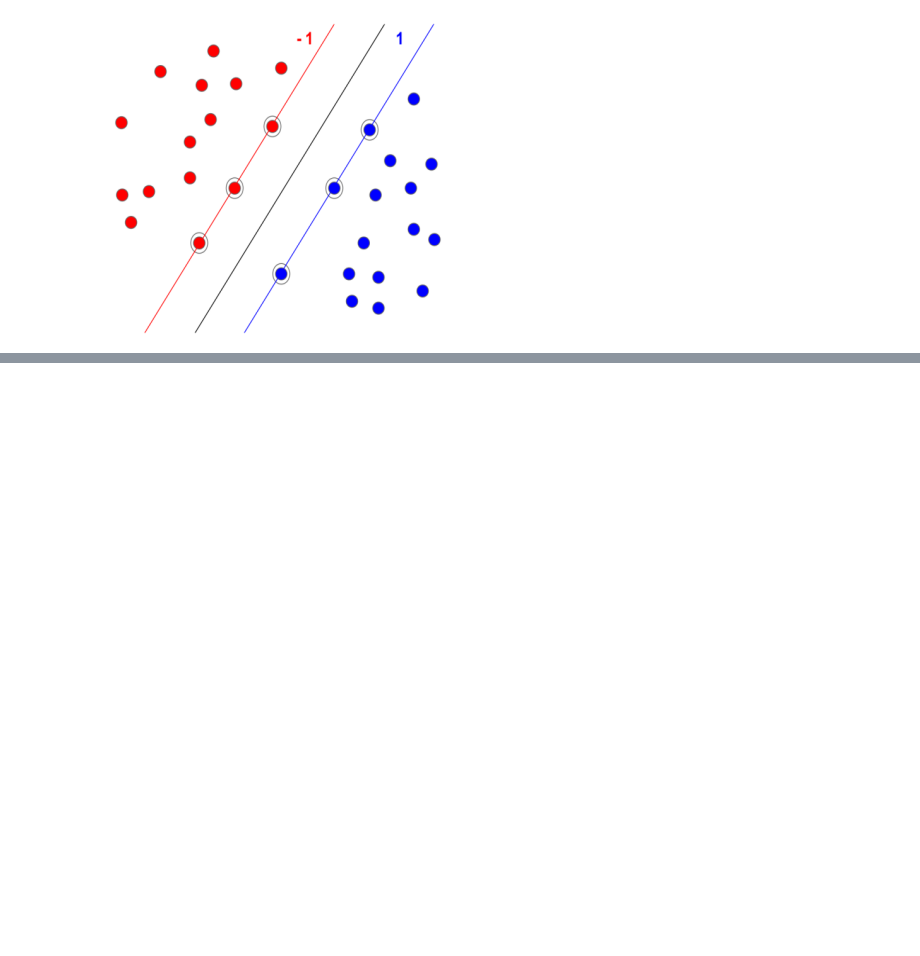
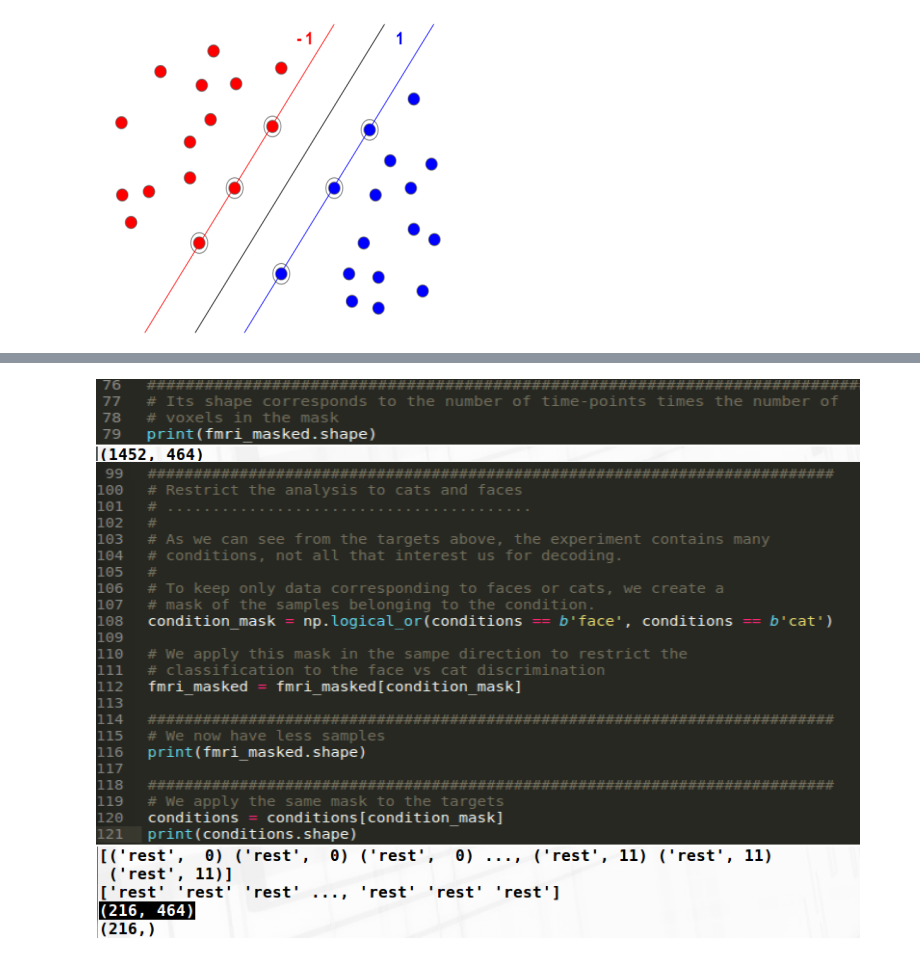
Before and after one commit to matheusavila001/haxby-presentation, a Jupyter notebook: haxbypresentation.ipynb, the cells around one changed output, grey strips where cells are left out. Drawn from its saved outputs; the diff is of its cells as text; code cells hidden in the pictures; blank space fills up the shorter version.

```diff
--- a/haxbypresentation.ipynb
+++ b/haxbypresentation.ipynb
@@ -18,0 +67,4 @@ Image(filename=( '/home/lsa/Downloads/Matheus/HAXBYpresentation/svmgraphic.png'
+# %%
+Image(filename=( '/home/lsa/Downloads/Matheus/HAXBYpresentation/pisofcode1.png' ))
+# %% [output]
+[figure, added]
```
Also changed, not shown: parts of 22 cells of this notebook, 1 other file.
